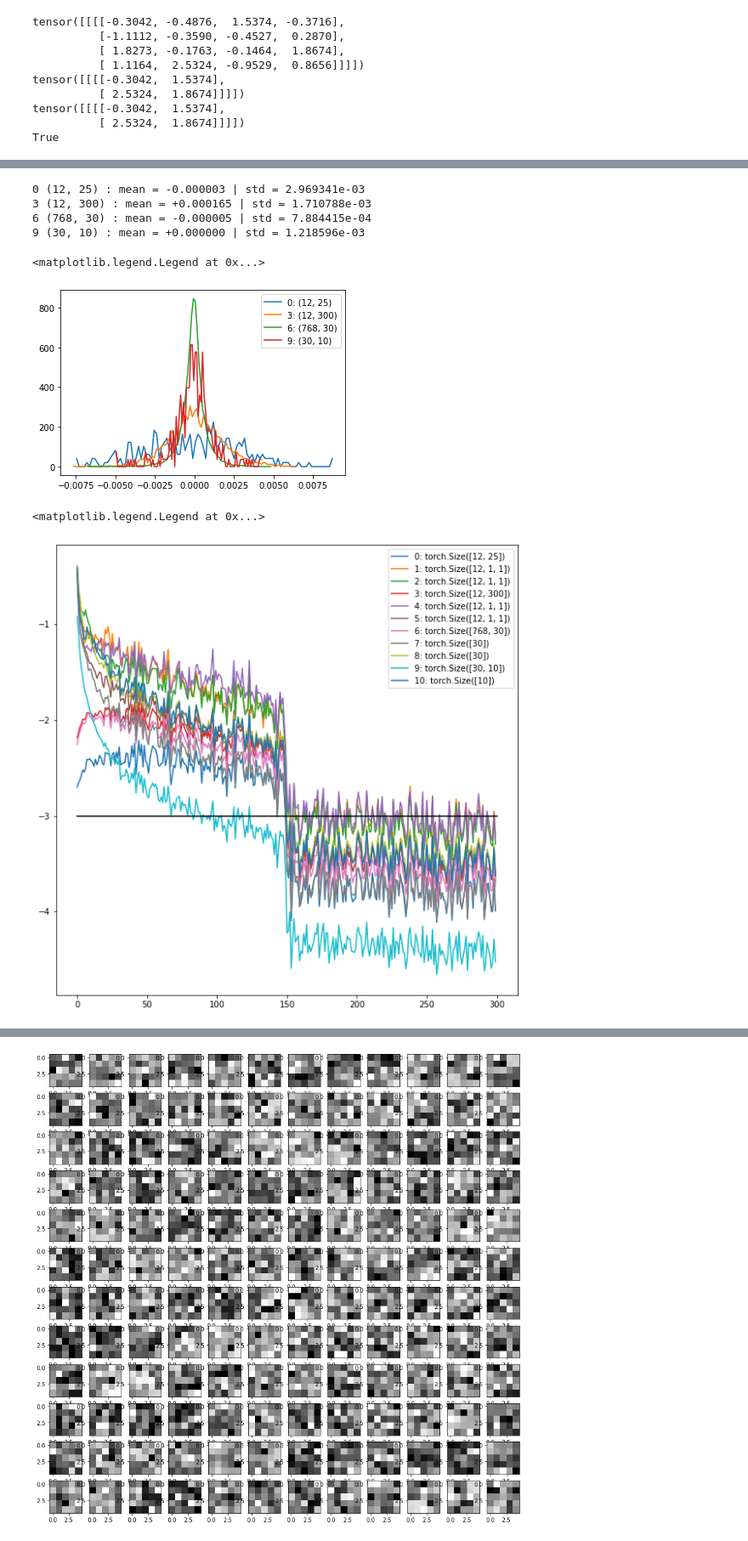
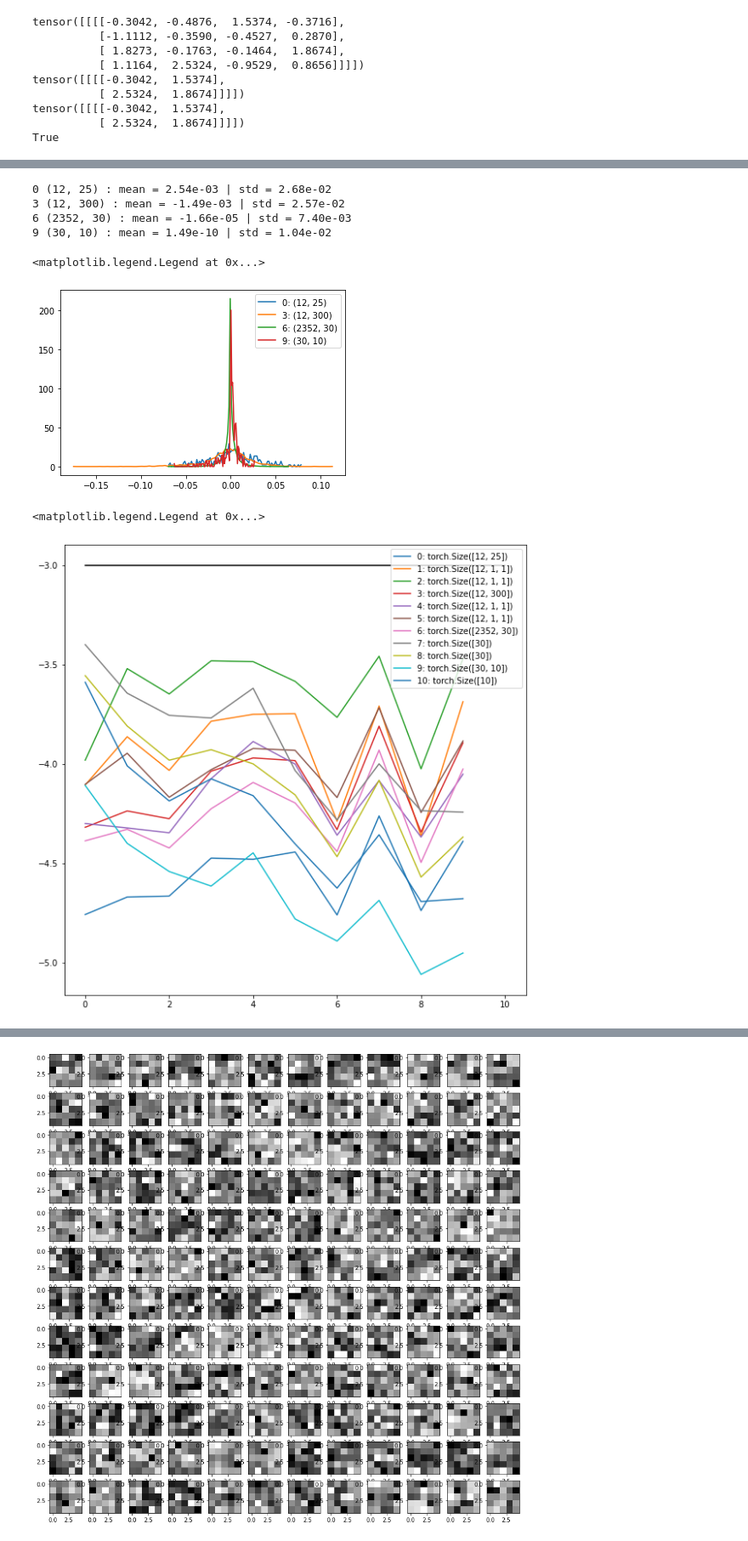
Before and after one commit to mpchang/LeNet_replication, a Jupyter notebook: lenet.ipynb, the cells around one changed output, grey strips where cells are left out. Shown at 85% size. Drawn from its saved outputs; the diff is of its cells as text; code cells hidden in the pictures.

Commit message:
Update to using MNIST dataset + pytorch dataloader

```diff
--- a/lenet.ipynb
+++ b/lenet.ipynb
@@ -358,6 +444,25 @@ class Sequential:
 
     def append(self, layer):
         self.layers.append(layer)
+# %%
+# download data and create training/val/test splits
+trainData = MNIST(root='MNIST_data/', train=True, download=True, transform=ToTensor())
+testData = MNIST(root='MNIST_data/', train=False, download=True, transform=ToTensor())
+
+TRAIN_SPLIT = 0.8
+VAL_SPLIT = 1 - TRAIN_SPLIT
+BATCH_SIZE = 64
+NUM_EPOCHS = 10
+
+trainData, valData = random_split(trainData, [TRAIN_SPLIT, VAL_SPLIT], generator=g)
+
+train_steps = len(trainData) // BATCH_SIZE
+val_steps = len(valData) // BATCH_SIZE
+test_steps = len(testData) // BATCH_SIZE
+
+trainLoader = DataLoader(trainData, batch_size=BATCH_SIZE, shuffle=True)
+valLoader = DataLoader(valData, batch_size=BATCH_SIZE, shuffle=True)
+testLoader = DataLoader(testData, batch_size=BATCH_SIZE, shuffle=True)
 # %%
 # Test Conv2d Class
 batch_size = 1
@@ -599,0 +745,4 @@ Test Loss = 0.1310608834028244
+# %%
+for layer in model.layers:
+    pi = layer.parameters()
+    print(f"{layer.__class__.__name__}: {[torch.sum(p*p) for p in pi if (isinstance(layer, Linear) or isinstance(layer, Conv2d))]}")
@@ -629,0 +793,13 @@ Layer 10: mean = 0.02 | std = 0.75 | saturation = 10.62%
+# %%
+# Look at parameter histograms
+
+plt.figure()
+for k, layer in enumerate(model.layers):
+    if not (isinstance(layer, BatchNorm2d) or isinstance(layer, BatchNorm1d)):
+        layer_params = layer.parameters()
+        for i,p in enumerate(layer_params):
+            counts, bin_edges = torch.histogram(p, density=True)
+            plt.plot(bin_edges[:-1].detach(), counts.detach(), label=f"Layer {k}: {layer.__class__.__name__} {i}")
+            print(f"{layer.__class__.__name__} {i}: mean = {p.mean():.3e} | std = {p.std():.3e}")
+
+plt.legend()
@@ -654,28 +838,26 @@ for i,p in enumerate(params):
         t = p.grad
         counts, bin_edges = torch.histogram(t, density=True)
         plt.plot(bin_edges[:-1].detach(), counts.detach(), label=f"{i}: {tuple(p.shape)}")
-        print(f"{i} {tuple(p.shape)} : mean = {t.mean():+f} | std = {t.std():e}")
+        print(f"{i} {tuple(p.shape)} : mean = {t.mean():.2e} | std = {t.std():.2e}")
 
 plt.legend()
 # %% [output]
-0 (12, 25) : mean = -0.000003 | std = 2.969341e-03
-3 (12, 300) : mean = +0.000165 | std = 1.710788e-03
-6 (768, 30) : mean = -0.000005 | std = 7.884415e-04
-9 (30, 10) : mean = +0.000000 | std = 1.218596e-03
+0 (12, 25) : mean = 2.54e-03 | std = 2.68e-02
+3 (12, 300) : mean = -1.49e-03 | std = 2.57e-02
+6 (2352, 30) : mean = -1.66e-05 | std = 7.40e-03
+9 (30, 10) : mean = 1.49e-10 | std = 1.04e-02
 <matplotlib.legend.Legend at 0x...>
-[figure, old version]
+[figure, new version]
 # %%
 # Look at update rates of parameters
 
 plt.figure(figsize=(10, 10))
 ud_tensor = torch.tensor(ud)
-ud_tensor = ud_tensor.view(ud_tensor.shape[0]//10, 10, ud_tensor.shape[1])
-ud_tensor = ud_tensor.mean(dim=1)
 for j, p in enumerate(params):
     plt.plot(ud_tensor[:, j], label=f"{j}: {p.shape}")
 
 plt.plot([0, ud_tensor.shape[0]], [-3, -3], 'k')
 plt.legend()
 # %% [output]
 <matplotlib.legend.Legend at 0x...>
-[figure, old version]
+[figure, new version]
```
Also changed, not shown: parts of 19 cells of this notebook.
